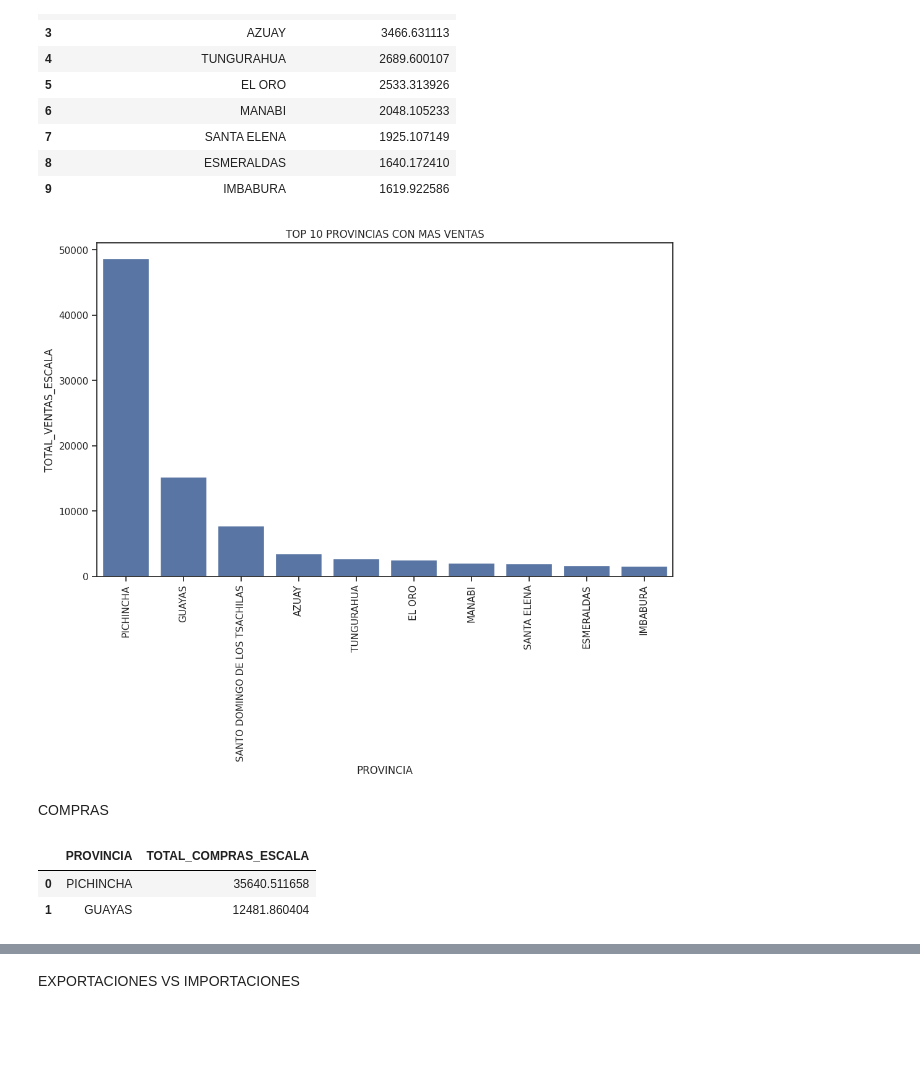
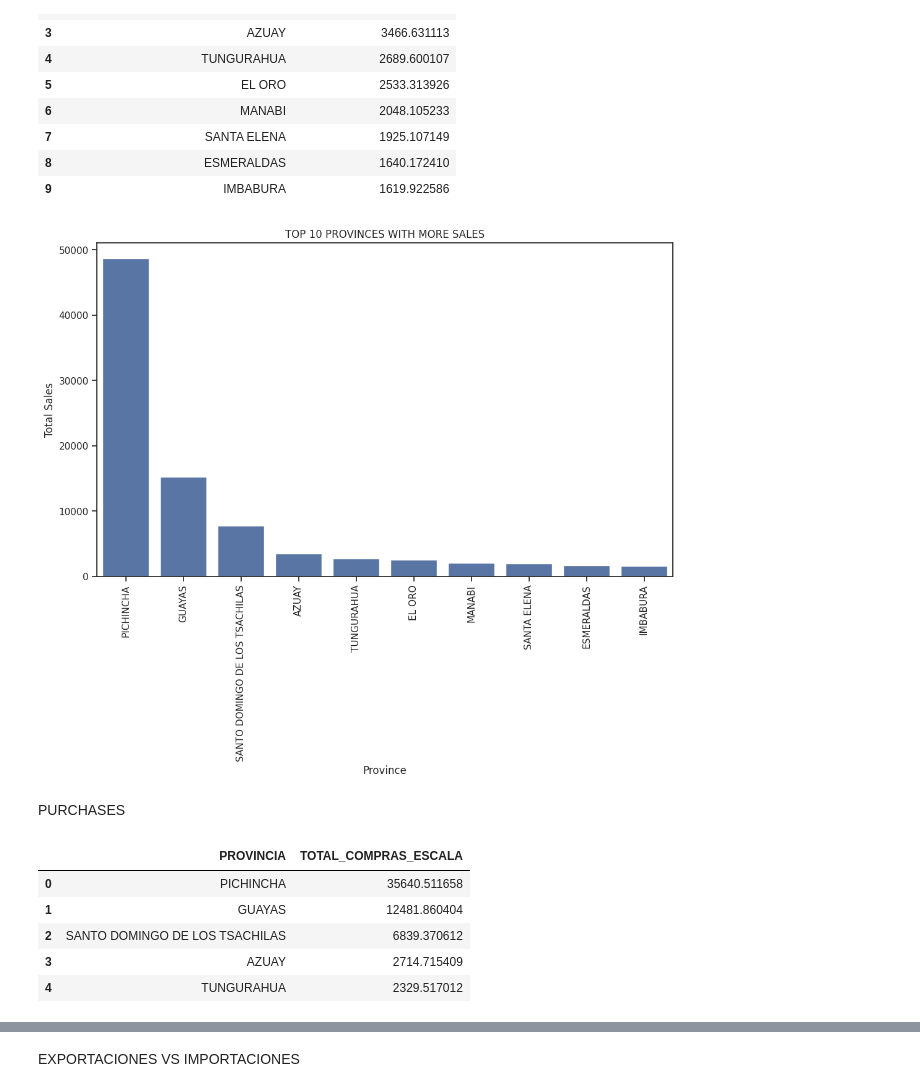
Before and after one commit to eluzuriaga83/data_science_bootcamp, a Jupyter notebook: SRI/Project_SRI.ipynb, the cells around one changed output, grey strips where cells are left out. Saved outputs shown, nothing was run; the diff lists cells and outputs as text; code cells hidden in the pictures; blank space fills up the shorter version.

```diff
--- a/SRI/Project_SRI.ipynb
+++ b/SRI/Project_SRI.ipynb
@@ -205,22 +211,30 @@ import seaborn as sns
 # %%
 fig, ax = plt.subplots(figsize=(12, 7))
 
 sns.set_theme(style='ticks')#'darkgrid')
 sns.barplot(x=top_provincias.PROVINCIA, y=top_provincias.TOTAL_VENTAS_ESCALA)
-plt.title('TOP 10 PROVINCIAS CON MAS VENTAS')
+
+plt.ylabel("Total Sales")
+plt.xlabel("Province")
+
+plt.title('TOP 10 PROVINCES WITH MORE SALES')
 plt.xticks(rotation=90)
 plt.show()
 # %% [output]
-[figure, old version]
+[figure, new version]
-# %% [markdown]
-COMPRAS
+# %% [markdown]
+PURCHASES
 # %%
+# Top 10 provinces with more purchases
 top_compras = df_ec.groupby(['PROVINCIA'])['TOTAL_COMPRAS_ESCALA'].mean().sort_values(ascending=False).reset_index().head(10)
-top_compras.head(2)
+top_compras.head(5)
 # %% [output]
 |  | PROVINCIA | TOTAL_COMPRAS_ESCALA |
 | 0 | PICHINCHA | 35640.511658 |
 | 1 | GUAYAS | 12481.860404 |
+| 2 | SANTO DOMINGO DE LOS TSACHILAS | 6839.370612 |
+| 3 | AZUAY | 2714.715409 |
+| 4 | TUNGURAHUA | 2329.517012 |
 # %%
 fig, ax = plt.subplots(figsize=(12, 7))
 
```
Also changed, not shown: parts of 31 cells of this notebook.
